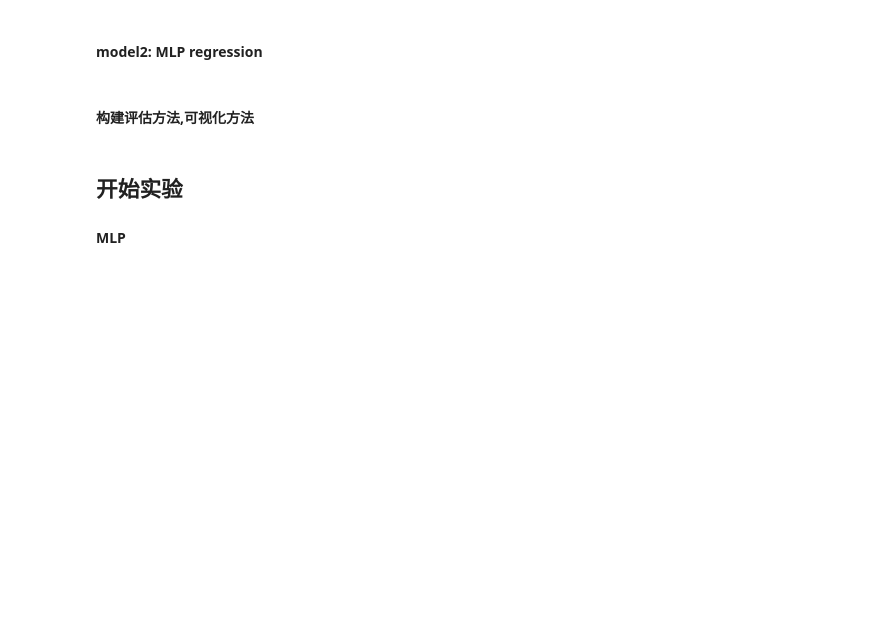
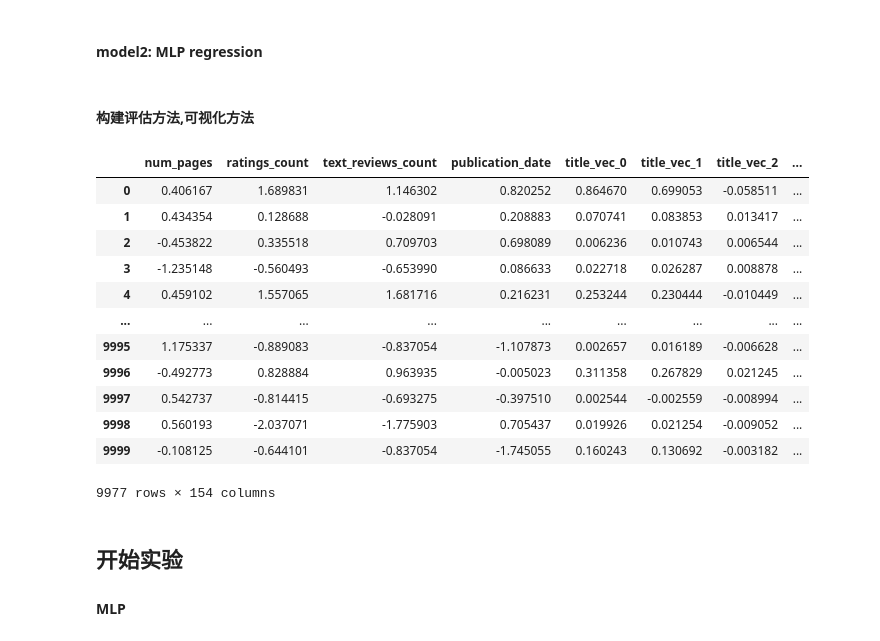
Before and after one commit to loganjingdi/polyu_bigdata_2020, a Jupyter notebook: exploration.ipynb, the cells around one changed output. Drawn from its saved outputs; the diff is of its cells as text; code cells hidden in the pictures; blank space fills up the shorter version.

```diff
--- a/exploration.ipynb
+++ b/exploration.ipynb
@@ -540,6 +540,22 @@ def model_evaluation(y_test, y_pred):
     # 描述x对y的拟合程度,能规避极端值影响,越大越好最大为1
     evaluation['R2_scores'] = metrics.r2_score(y_test, y_pred)
     return evaluation
+# %%
+data_final.iloc[:, 1:-8]
+# %% [output]
+|  | num_pages | ratings_count | text_reviews_count | publication_date | title_vec_0 | title_vec_1 | title_vec_2 | ... |
+| 0 | 0.406167 | 1.689831 | 1.146302 | 0.820252 | 0.864670 | 0.699053 | -0.058511 | ... |
+| 1 | 0.434354 | 0.128688 | -0.028091 | 0.208883 | 0.070741 | 0.083853 | 0.013417 | ... |
+| 2 | -0.453822 | 0.335518 | 0.709703 | 0.698089 | 0.006236 | 0.010743 | 0.006544 | ... |
+| 3 | -1.235148 | -0.560493 | -0.653990 | 0.086633 | 0.022718 | 0.026287 | 0.008878 | ... |
+| 4 | 0.459102 | 1.557065 | 1.681716 | 0.216231 | 0.253244 | 0.230444 | -0.010449 | ... |
+| ... | ... | ... | ... | ... | ... | ... | ... | ... |
+| 9995 | 1.175337 | -0.889083 | -0.837054 | -1.107873 | 0.002657 | 0.016189 | -0.006628 | ... |
+| 9996 | -0.492773 | 0.828884 | 0.963935 | -0.005023 | 0.311358 | 0.267829 | 0.021245 | ... |
+| 9997 | 0.542737 | -0.814415 | -0.693275 | -0.397510 | 0.002544 | -0.002559 | -0.008994 | ... |
+| 9998 | 0.560193 | -2.037071 | -1.775903 | 0.705437 | 0.019926 | 0.021254 | -0.009052 | ... |
+| 9999 | -0.108125 | -0.644101 | -0.837054 | -1.745055 | 0.160243 | 0.130692 | -0.003182 | ... |
+9977 rows × 154 columns
 # %% [markdown]
 ## 开始实验
 #### MLP
```
Also changed, not shown: parts of 5 cells of this notebook, 1 other file.
